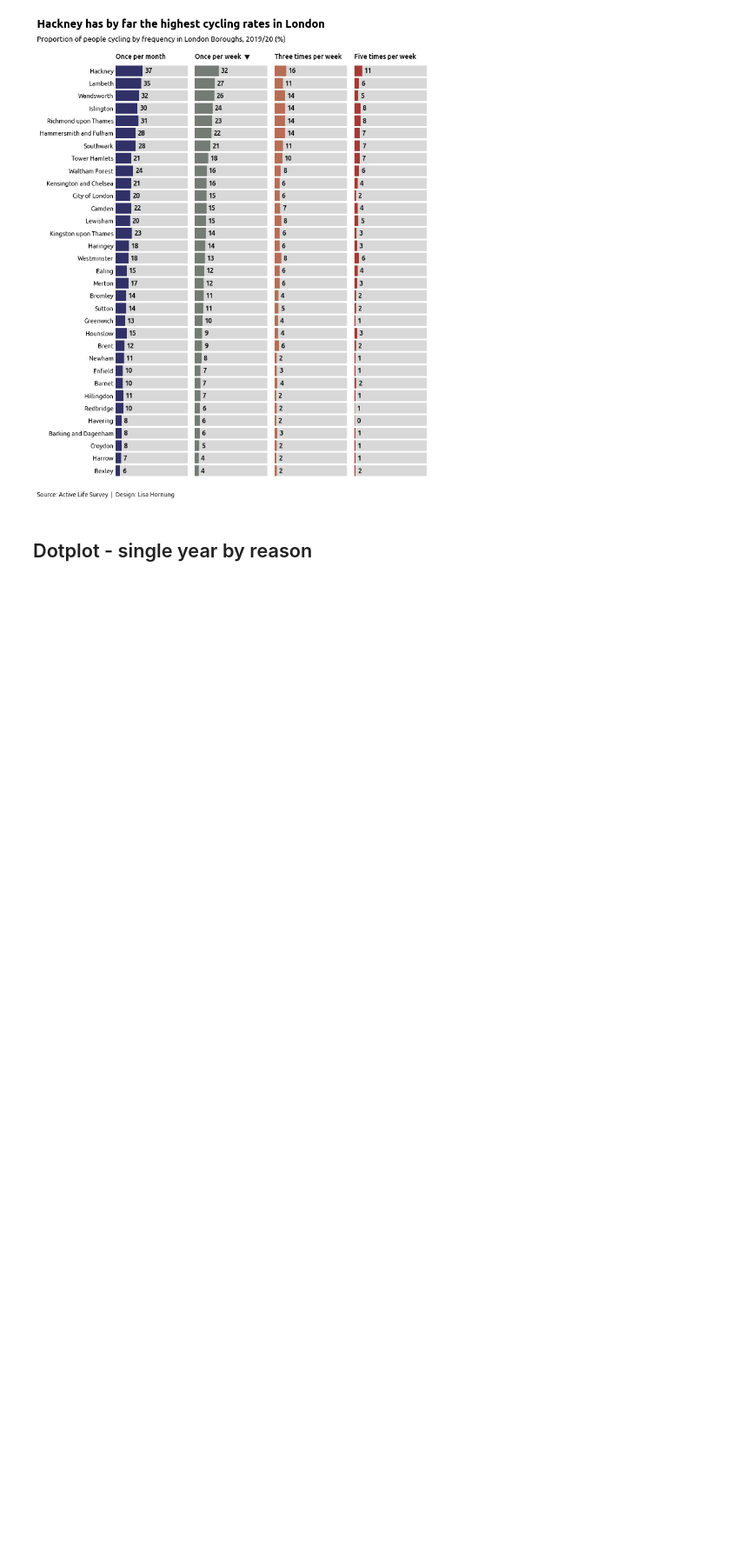
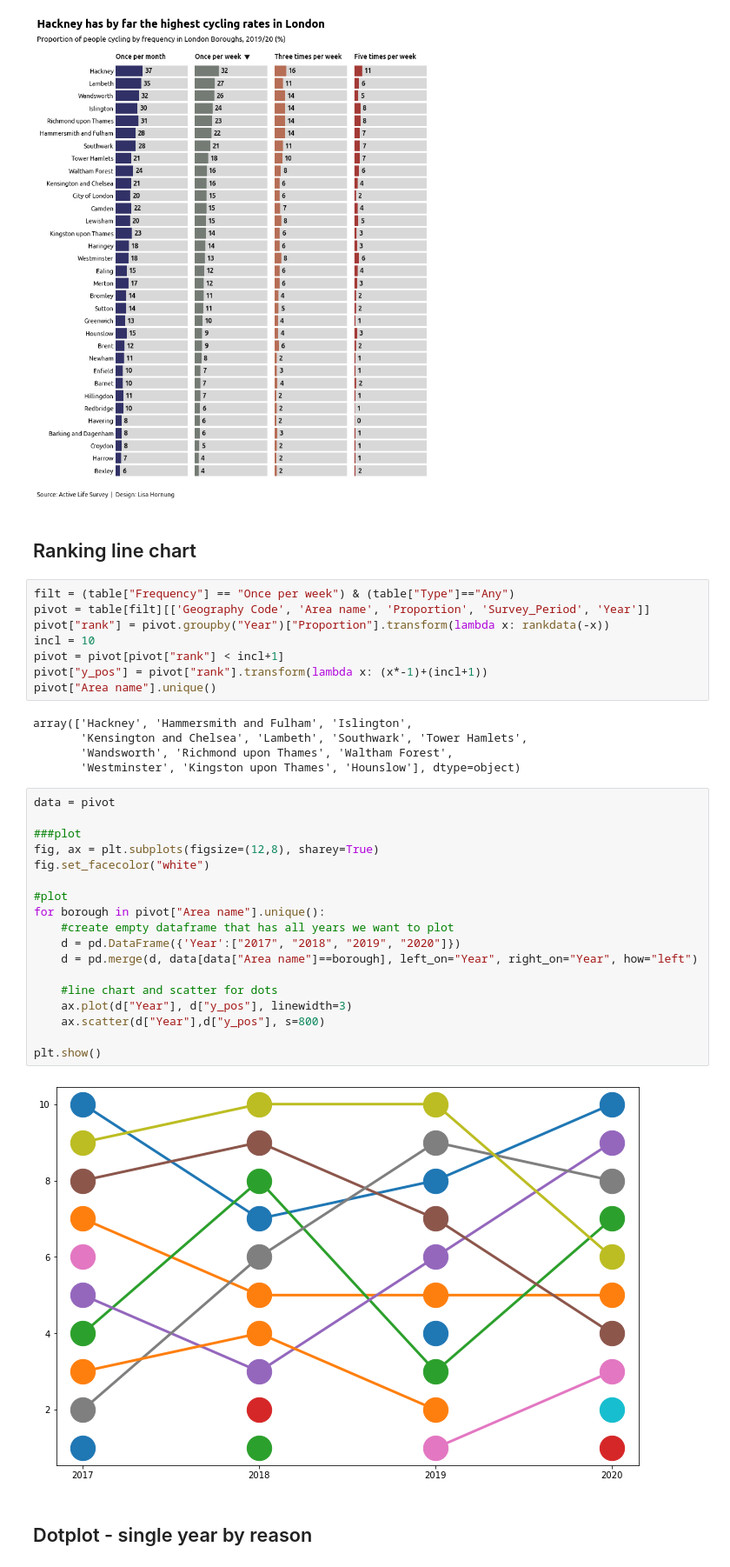
Before and after one commit to Lisa-Ho/100DaysOfDataviz, a Jupyter notebook: Day7/UK_cycling_data.ipynb, the cells around one changed output. Shown: that part at 87% size. Drawn from its saved outputs; the diff is of its cells as text; blank space fills up the shorter version.

```diff
--- a/Day7/UK_cycling_data.ipynb
+++ b/Day7/UK_cycling_data.ipynb
@@ -270,6 +272,41 @@ plt.savefig("London-boroughs-by-cycling-rates_2019-20.png", bbox_inches='tight',
 plt.show()
 # %% [output]
 [figure]
+# %% [markdown]
+## Ranking line chart
+# %%
+filt = (table["Frequency"] == "Once per week") & (table["Type"]=="Any")
+pivot = table[filt][['Geography Code', 'Area name', 'Proportion', 'Survey_Period', 'Year']]
+pivot["rank"] = pivot.groupby("Year")["Proportion"].transform(lambda x: rankdata(-x))
+incl = 10
+pivot = pivot[pivot["rank"] < incl+1]
+pivot["y_pos"] = pivot["rank"].transform(lambda x: (x*-1)+(incl+1))
+pivot["Area name"].unique()
+# %% [output]
+array(['Hackney', 'Hammersmith and Fulham', 'Islington',
+       'Kensington and Chelsea', 'Lambeth', 'Southwark', 'Tower Hamlets',
+       'Wandsworth', 'Richmond upon Thames', 'Waltham Forest',
+       'Westminster', 'Kingston upon Thames', 'Hounslow'], dtype=object)
+# %%
+data = pivot
+
+###plot
+fig, ax = plt.subplots(figsize=(12,8), sharey=True)
+fig.set_facecolor("white")
+
+#plot
+for borough in pivot["Area name"].unique():
+    #create empty dataframe that has all years we want to plot
+    d = pd.DataFrame({'Year':["2017", "2018", "2019", "2020"]})
+    d = pd.merge(d, data[data["Area name"]==borough], left_on="Year", right_on="Year", how="left")
+
+    #line chart and scatter for dots
+    ax.plot(d["Year"], d["y_pos"], linewidth=3)
+    ax.scatter(d["Year"],d["y_pos"], s=800)
+
+plt.show()
+# %% [output]
+[figure, added]
 # %% [markdown]
 ## Dotplot - single year by reason
 # %%
```
Also changed, not shown: parts of 5 cells of this notebook, 1 other file.
